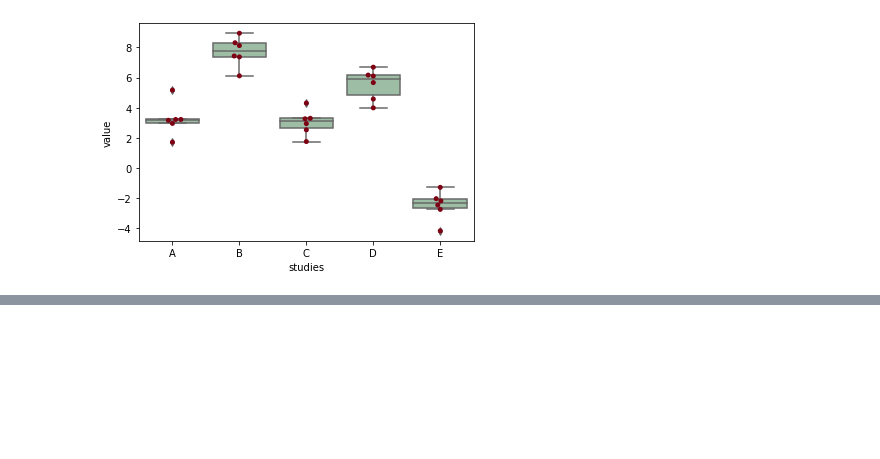
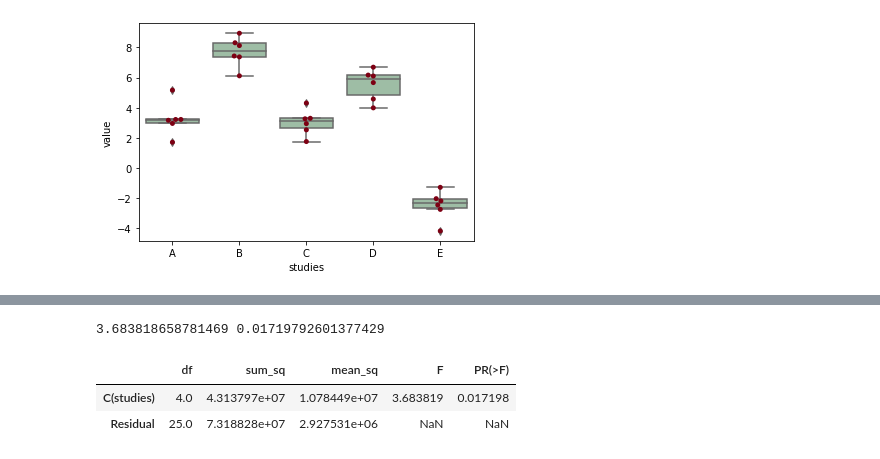
Before and after one commit to marbatlle/multiAffinity, a Jupyter notebook: 1-Obtaining-DEGs-for-HB/DEGs_HB/Study_Variability/scripts/ANOVA.ipynb, the cells around one changed output, grey strips where cells are left out. Saved outputs shown, nothing was run; the diff lists cells and outputs as text; code cells hidden in the pictures; blank space fills up the shorter version.

```diff
--- a/1-Obtaining-DEGs-for-HB/DEGs_HB/Study_Variability/scripts/ANOVA.ipynb
+++ b/1-Obtaining-DEGs-for-HB/DEGs_HB/Study_Variability/scripts/ANOVA.ipynb
@@ -47,0 +96,15 @@ res.anova_summary
+# %%
+import scipy.stats as stats
+# stats f_oneway functions takes the groups as input and returns ANOVA F and p value
+fvalue, pvalue = stats.f_oneway(T_NT['A'], T_NT['B'], T_NT['C'], T_NT['D'], T_NT['E'])
+print(fvalue, pvalue)
+# ANOVA table using bioinfokit v1.0.3 or later (it uses wrapper script for anova_lm)
+from bioinfokit.analys import stat
+res = stat()
+res.anova_stat(df=T_NT_melt, res_var='value', anova_model='value ~ C(studies)')
+res.anova_summary
+# %% [output]
+3.683818658781469 0.01719792601377429
+|  | df | sum_sq | mean_sq | F | PR(>F) |
+| C(studies) | 4.0 | 4.313797e+07 | 1.078449e+07 | 3.683819 | 0.017198 |
+| Residual | 25.0 | 7.318828e+07 | 2.927531e+06 | NaN | NaN |
```
Also changed, not shown: parts of 10 cells of this notebook.
